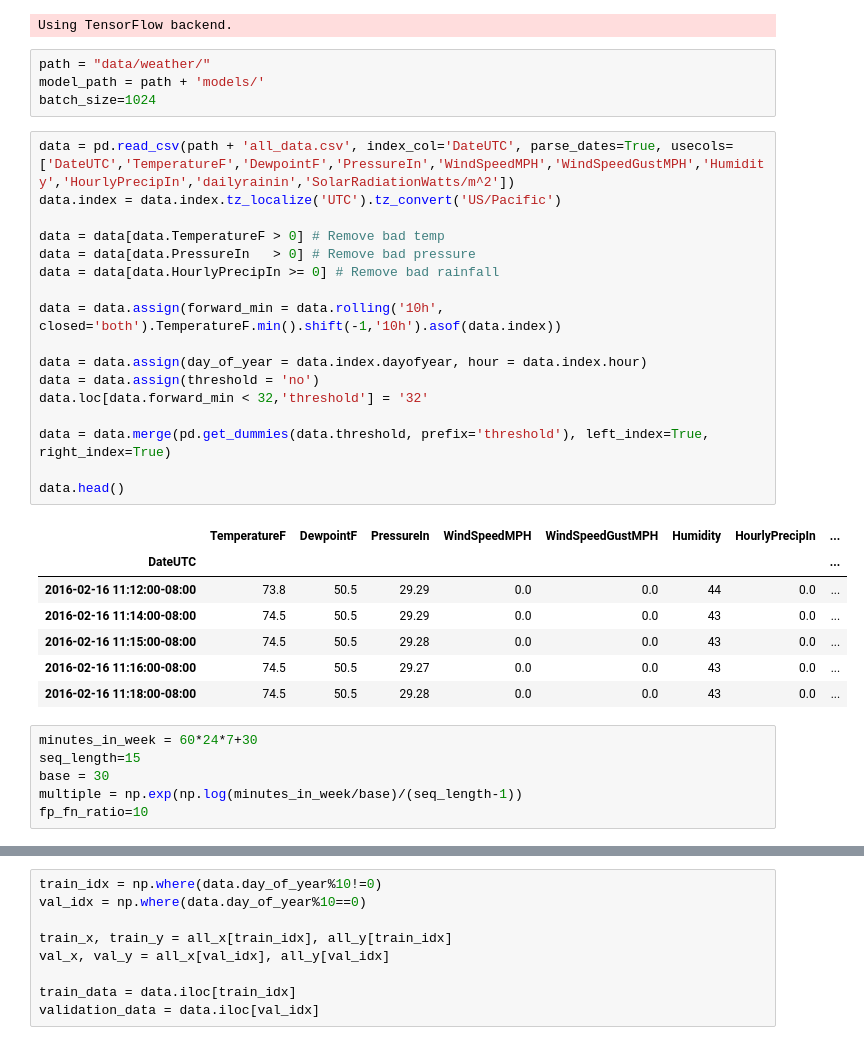
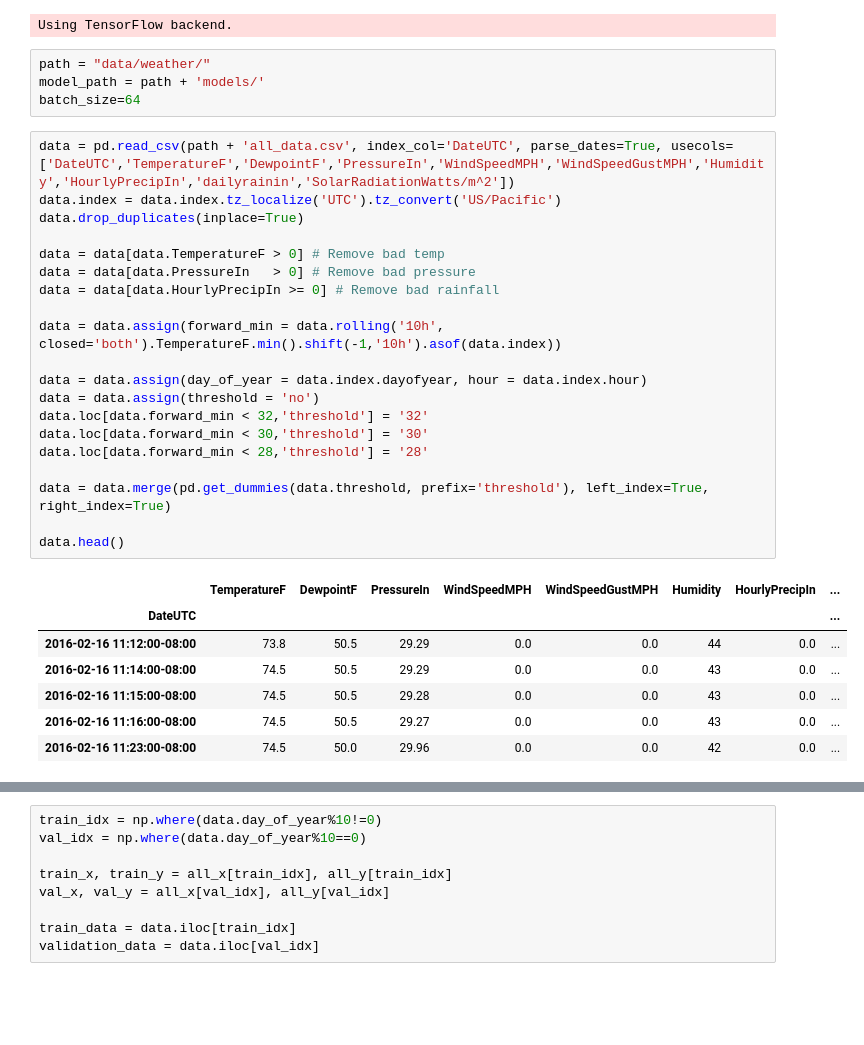
Before and after one commit to CienegaOrchards/Learning, a Jupyter notebook: Weather supplemental data.ipynb, the cells around one changed output, grey strips where cells are left out. Saved outputs shown, nothing was run; the diff lists cells and outputs as text; blank space fills up the shorter version.

```diff
--- a/Weather supplemental data.ipynb
+++ b/Weather supplemental data.ipynb
@@ -13,35 +13,32 @@ Using TensorFlow backend.
 # %%
 path = "data/weather/"
 model_path = path + 'models/'
-batch_size=1024
+batch_size=64
 # %%
 data = pd.read_csv(path + 'all_data.csv', index_col='DateUTC', parse_dates=True, usecols=['DateUTC','TemperatureF','DewpointF','PressureIn','WindSpeedMPH','WindSpeedGustMPH','Humidity','HourlyPrecipIn','dailyrainin','SolarRadiationWatts/m^2'])
 data.index = data.index.tz_localize('UTC').tz_convert('US/Pacific')
+data.drop_duplicates(inplace=True)
 
 data = data[data.TemperatureF > 0] # Remove bad temp
 data = data[data.PressureIn   > 0] # Remove bad pressure
 data = data[data.HourlyPrecipIn >= 0] # Remove bad rainfall
 
 data = data.assign(forward_min = data.rolling('10h', closed='both').TemperatureF.min().shift(-1,'10h').asof(data.index))
 
 data = data.assign(day_of_year = data.index.dayofyear, hour = data.index.hour)
 data = data.assign(threshold = 'no')
 data.loc[data.forward_min < 32,'threshold'] = '32'
+data.loc[data.forward_min < 30,'threshold'] = '30'
+data.loc[data.forward_min < 28,'threshold'] = '28'
 
 data = data.merge(pd.get_dummies(data.threshold, prefix='threshold'), left_index=True, right_index=True)
 
 data.head()
 # %% [output]
 |  | TemperatureF | DewpointF | PressureIn | WindSpeedMPH | WindSpeedGustMPH | Humidity | HourlyPrecipIn | ... |
 | DateUTC |  |  |  |  |  |  |  | ... |
 | 2016-02-16 11:12:00-08:00 | 73.8 | 50.5 | 29.29 | 0.0 | 0.0 | 44 | 0.0 | ... |
 | 2016-02-16 11:14:00-08:00 | 74.5 | 50.5 | 29.29 | 0.0 | 0.0 | 43 | 0.0 | ... |
 | 2016-02-16 11:15:00-08:00 | 74.5 | 50.5 | 29.28 | 0.0 | 0.0 | 43 | 0.0 | ... |
 | 2016-02-16 11:16:00-08:00 | 74.5 | 50.5 | 29.27 | 0.0 | 0.0 | 43 | 0.0 | ... |
-| 2016-02-16 11:18:00-08:00 | 74.5 | 50.5 | 29.28 | 0.0 | 0.0 | 43 | 0.0 | ... |
+| 2016-02-16 11:23:00-08:00 | 74.5 | 50.0 | 29.96 | 0.0 | 0.0 | 42 | 0.0 | ... |
-# %%
-minutes_in_week = 60*24*7+30
-seq_length=15
-base = 30
-multiple = np.exp(np.log(minutes_in_week/base)/(seq_length-1))
-fp_fn_ratio=10
```
Also changed, not shown: parts of 13 cells of this notebook.
